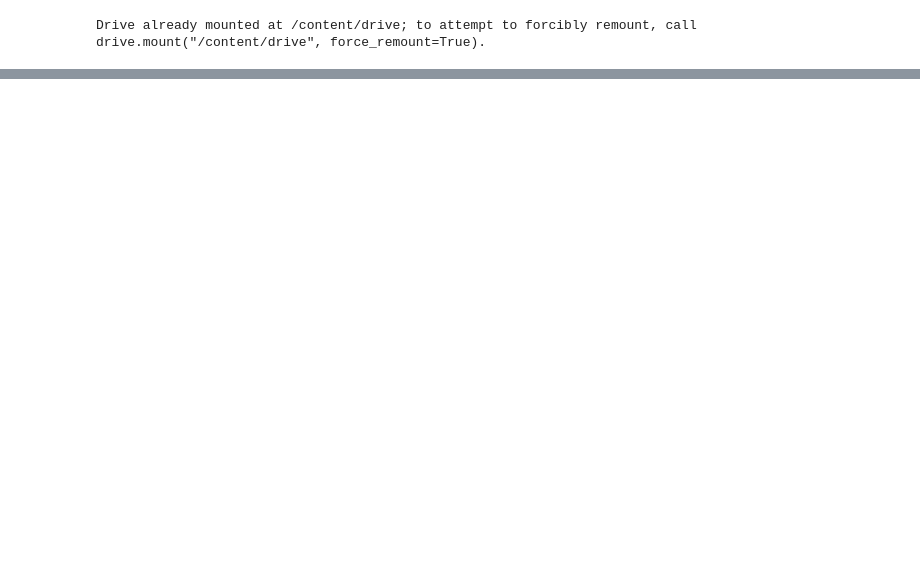
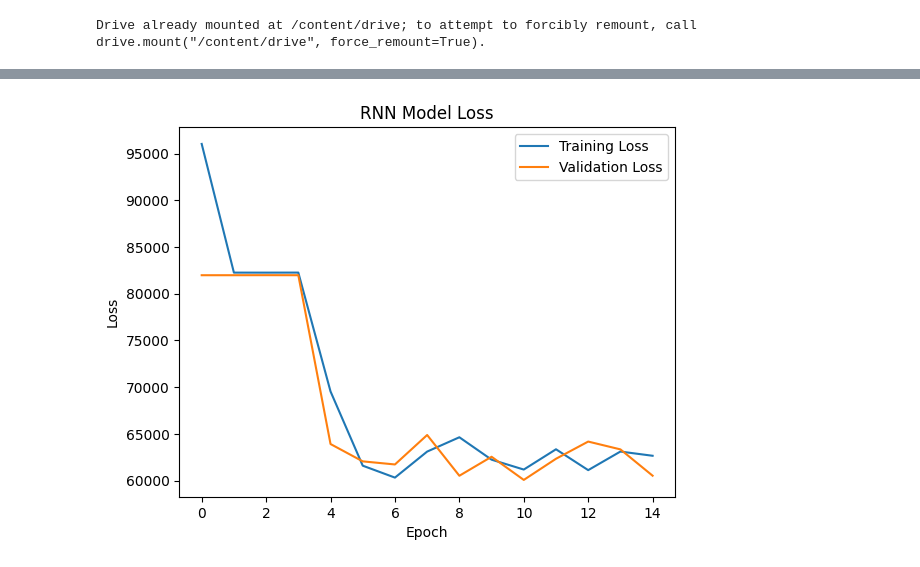
Before and after one commit to royzhou-dev/options-pricing, a Jupyter notebook: notebooks/rnn.ipynb, the cells around one changed output, grey strips where cells are left out. Saved outputs shown, nothing was run; the diff lists cells and outputs as text; code cells hidden in the pictures; blank space fills up the shorter version.

```diff
--- a/notebooks/rnn.ipynb
+++ b/notebooks/rnn.ipynb
@@ -223,0 +30,9 @@ WARNING:absl:Found untraced functions such as _update_step_xla, gru_cell_layer_c
+# %%
+# function to convert data into 3D array
+def create_dataset(X, time_steps = 1):
+  return np.array([X[i:(i + time_steps)] for i in range(len(X) - time_steps)])
+# %%
+# apply function to dataset with time steps
+time_steps = 5
+X_train_3D = create_dataset(X_train.values, time_steps)
+X_train_3D.shape
@@ -223,0 +47,14 @@ WARNING:absl:Found untraced functions such as _update_step_xla, gru_cell_layer_c
+# %%
+# define RNN model architecture
+model = Sequential()
+model.add(SimpleRNN(50, return_sequences = True, input_shape = (X_train_3D.shape[1], X_train_3D.shape[2])))
+model.add(SimpleRNN(50))
+model.add(Dense(1))
+
+model.compile(loss = "mse", optimizer = Adam())
+# %%
+rnn = model.fit(X_train_3D,
+                y_train,
+                epochs = 15,
+                batch_size = 32,
+                validation_split = 0.2)
@@ -223,0 +79,10 @@ WARNING:absl:Found untraced functions such as _update_step_xla, gru_cell_layer_c
+# %%
+plt.plot(rnn.history['loss'])
+plt.plot(rnn.history['val_loss'])
+plt.title("RNN Model Loss")
+plt.xlabel('Epoch')
+plt.ylabel('Loss')
+plt.legend(['Training Loss', 'Validation Loss'])
+plt.show()
+# %% [output]
+[figure, added]
```
Also changed, not shown: parts of 41 cells of this notebook, 15 other files.
